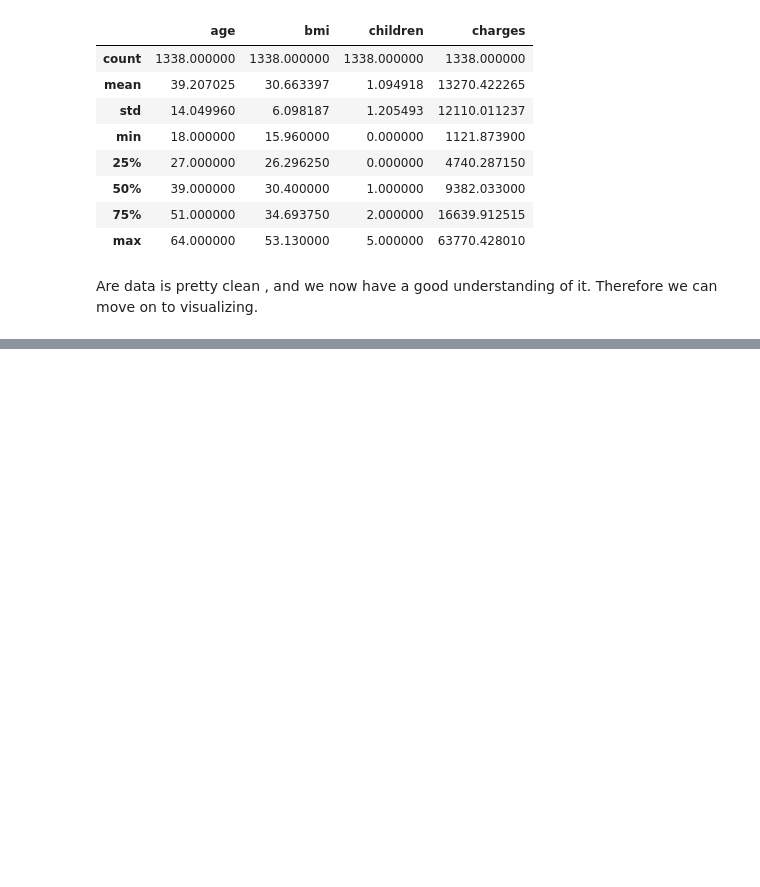
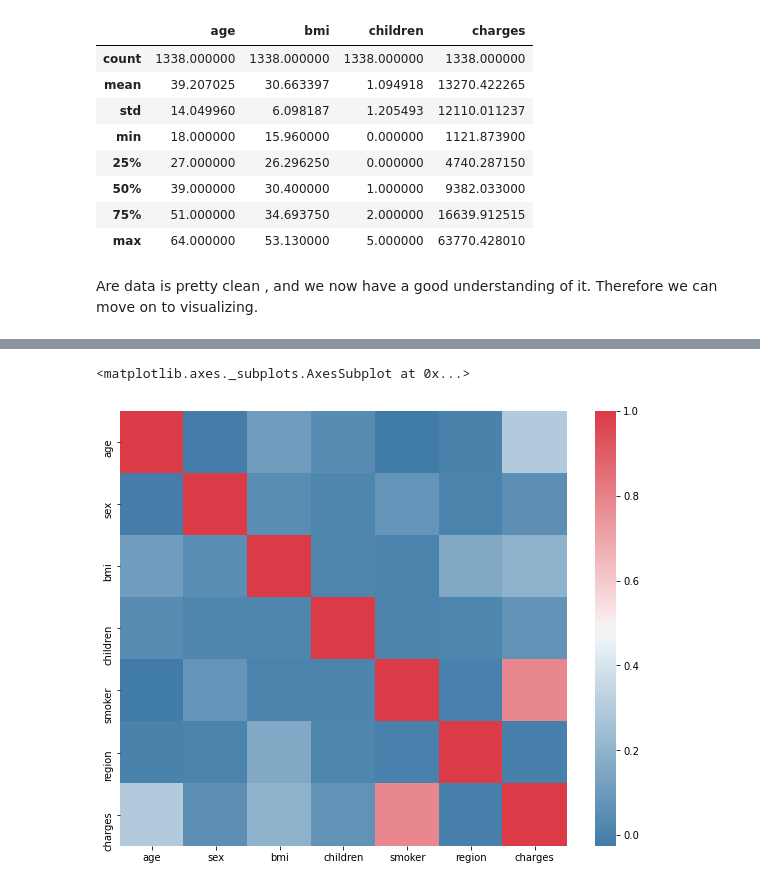
Before and after one commit to ShauliTaragin/ML-Sem1-Assignment, a Jupyter notebook: Regression Task.ipynb, the cells around one changed output, grey strips where cells are left out. Drawn from its saved outputs; the diff is of its cells as text; code cells hidden in the pictures; blank space fills up the shorter version.

```diff
--- a/Regression Task.ipynb
+++ b/Regression Task.ipynb
@@ -85,0 +108,7 @@ Are data is pretty clean , and we now have a good understanding of it. Therefore
+# %%
+from sklearn.preprocessing import LabelEncoder
+labelE = LabelEncoder()
+df['sex'] = labelE.fit_transform(df['sex'])
+df['smoker'] = labelE.fit_transform(df['smoker'])
+df['region'] = labelE.fit_transform(df['region'])
+df.head()
@@ -85,0 +134,7 @@ Are data is pretty clean , and we now have a good understanding of it. Therefore
+# %%
+#lets see that in a heat map
+f, ax = pl.subplots(figsize=(10, 8))
+sns.heatmap(df.corr() , cmap=sns.diverging_palette(240,10,as_cmap=True) ,ax=ax)
+# %% [output]
+<matplotlib.axes._subplots.AxesSubplot at 0x...>
+[figure, added]
```
Also changed, not shown: parts of 12 cells of this notebook.
